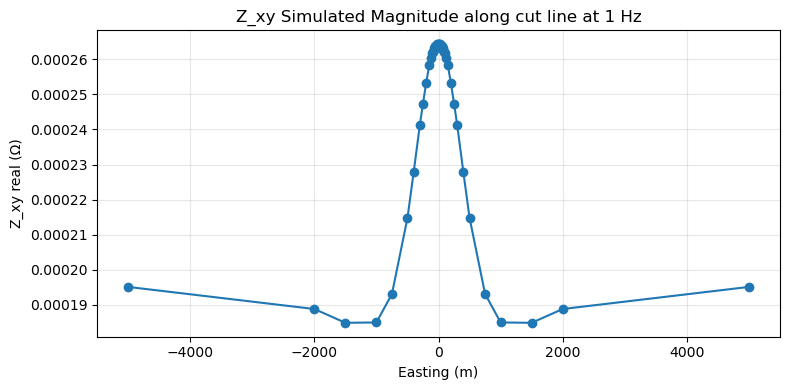
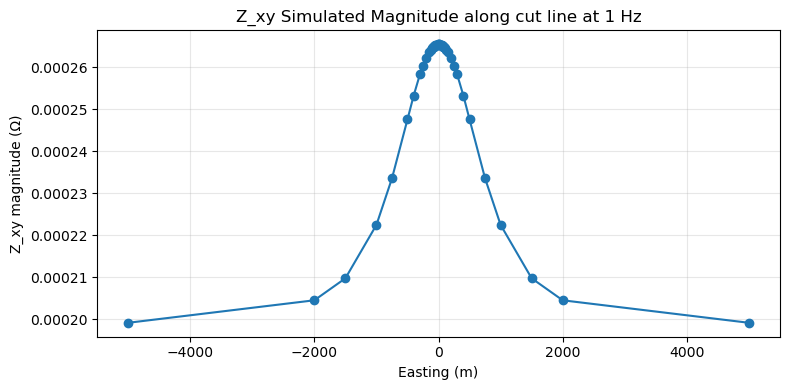
The notebook cell's code change between the first figure and the second:
--- before
+++ after
@@ -1,7 +1,7 @@
 # Plot
 fig, ax = plt.subplots(figsize=(8, 4))
-ax.plot(x, np.sqrt(dp[30, 2, 990:1035]**2 + dp[30, 3, 990:1035]**2), 'o-')
+ax.plot(x, np.sqrt(dp[30, 0, 990:1035]**2 + dp[30, 1, 990:1035]**2), 'o-')
 ax.set_xlabel('Easting (m)')
-ax.set_ylabel('Z_xy real (Ω)')
+ax.set_ylabel('Z_xy magnitude (Ω)')
 ax.set_title(f'Z_xy Simulated Magnitude along cut line at 1 Hz')
 ax.grid(True, alpha=0.3)

Commit: Time tracking